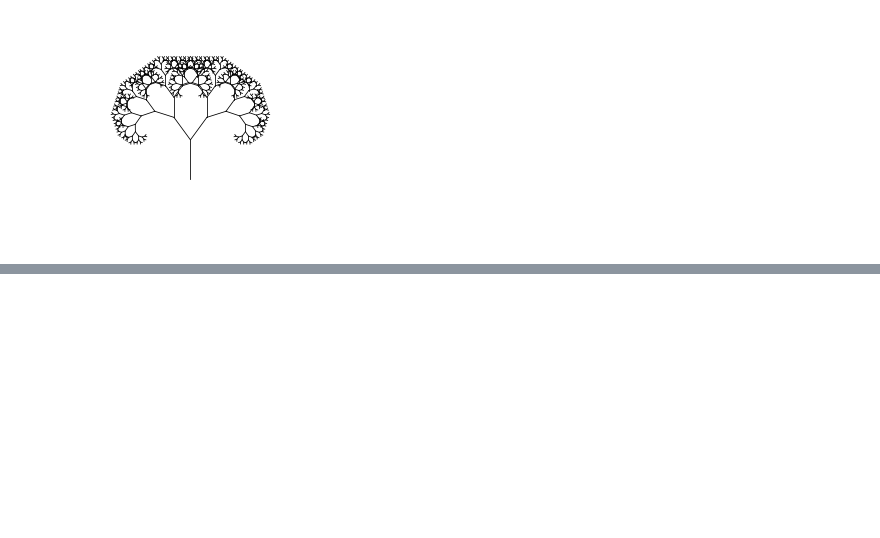
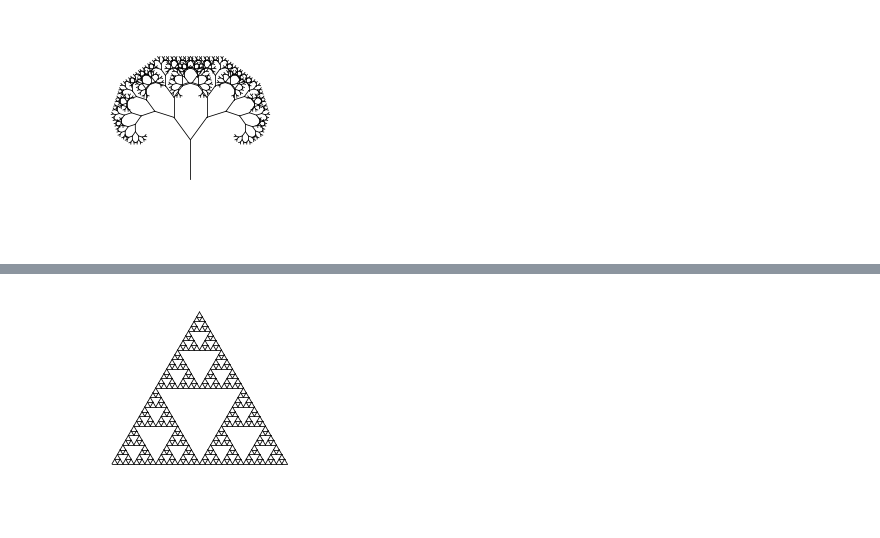
Before and after one commit to hidekuno/jupyter-sicp, a Jupyter notebook: picture-language.ipynb, the cells around one changed output, grey strips where cells are left out. Cells and saved outputs as stored; diff of their text form; code cells hidden in the pictures; blank space fills up the shorter version.

```diff
--- a/picture-language.ipynb
+++ b/picture-language.ipynb
@@ -482,0 +530,34 @@ transform_painter(tree(8),
+# %%
+def sierpinski(n):
+    def _lambda(frame):
+        def sierpinski_iter(x0, y0, x1, y1, x2, y2, c):
+            m =  frame_coord_map(frame)
+            if c > 1:
+                xx0 = (x0 + x1)/2
+                yy0 = (y0 + y1)/2
+                xx1 = (x1 + x2)/2
+                yy1 = (y1 + y2)/2
+                xx2 = (x2 + x0)/2
+                yy2 = (y2 + y0)/2
+
+                sierpinski_iter(x0, y0, xx0, yy0, xx2, yy2, c-1)
+                sierpinski_iter(x1, y1, xx0, yy0, xx1, yy1, c-1)
+                sierpinski_iter(x2, y2, xx2, yy2, xx1, yy1, c-1)
+            else:
+                draw_line(m(make_vect(x0, y0)), m(make_vect(x1, y1)))
+                draw_line(m(make_vect(x1, y1)), m(make_vect(x2, y2)))
+                draw_line(m(make_vect(x2, y2)), m(make_vect(x0, y0)))
+        sierpinski_iter(
+                     0.44428969359331477, 0.07168458781362007,
+                     0.04178272980501393, 0.7706093189964157,
+                     0.8481894150417827, 0.7706093189964157, n)
+    return _lambda
+# %%
+draw_init()
+frame = make_frame(make_vect(0, 0),make_vect(1, 0),make_vect(0, 1))
+transform_painter(sierpinski(6),
+                  make_vect(0.0, 0.0),
+                  make_vect(1.0, 0.0),
+                  make_vect(0.0, 1.0))(frame)
+# %% [output]
+[figure, added]
```
Also changed, not shown: parts of 1 cell of this notebook, 1 other file.
